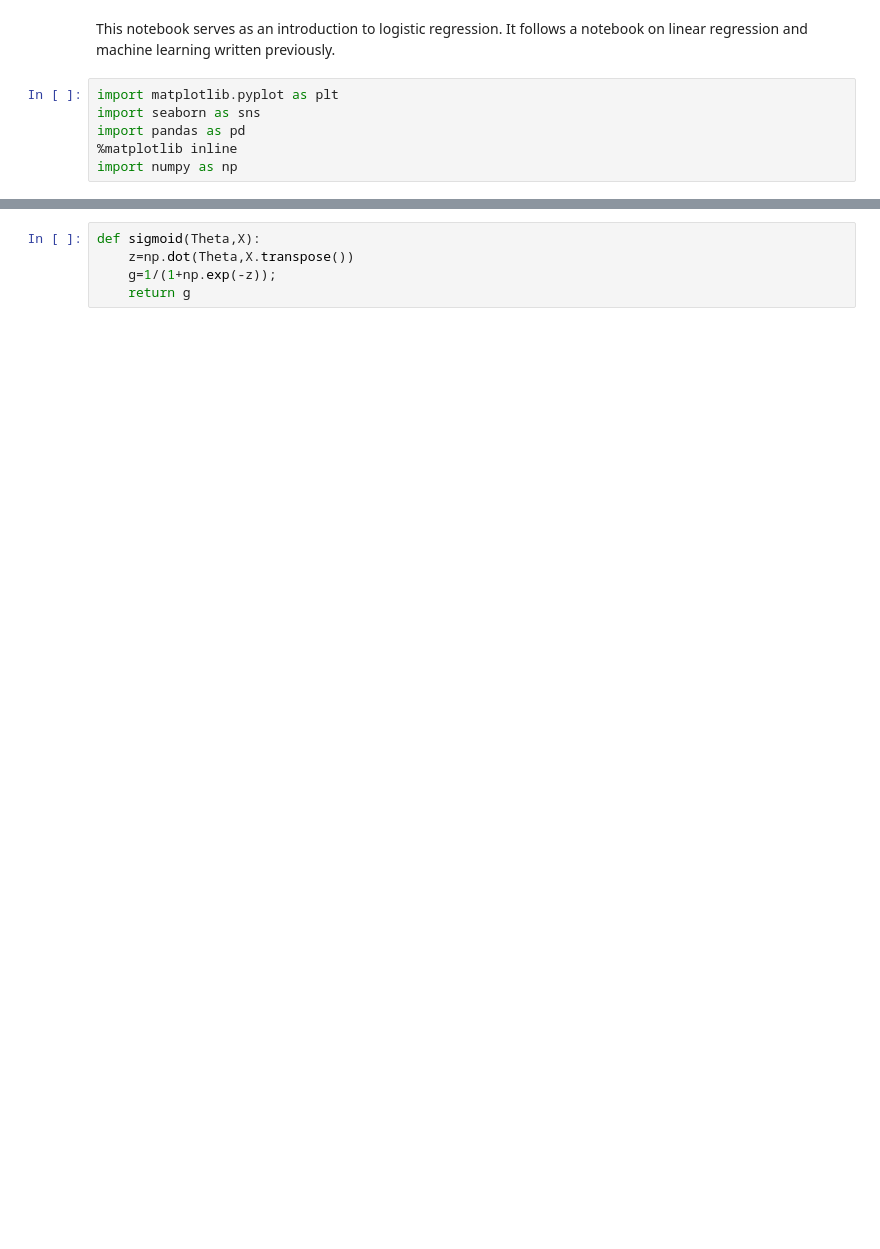
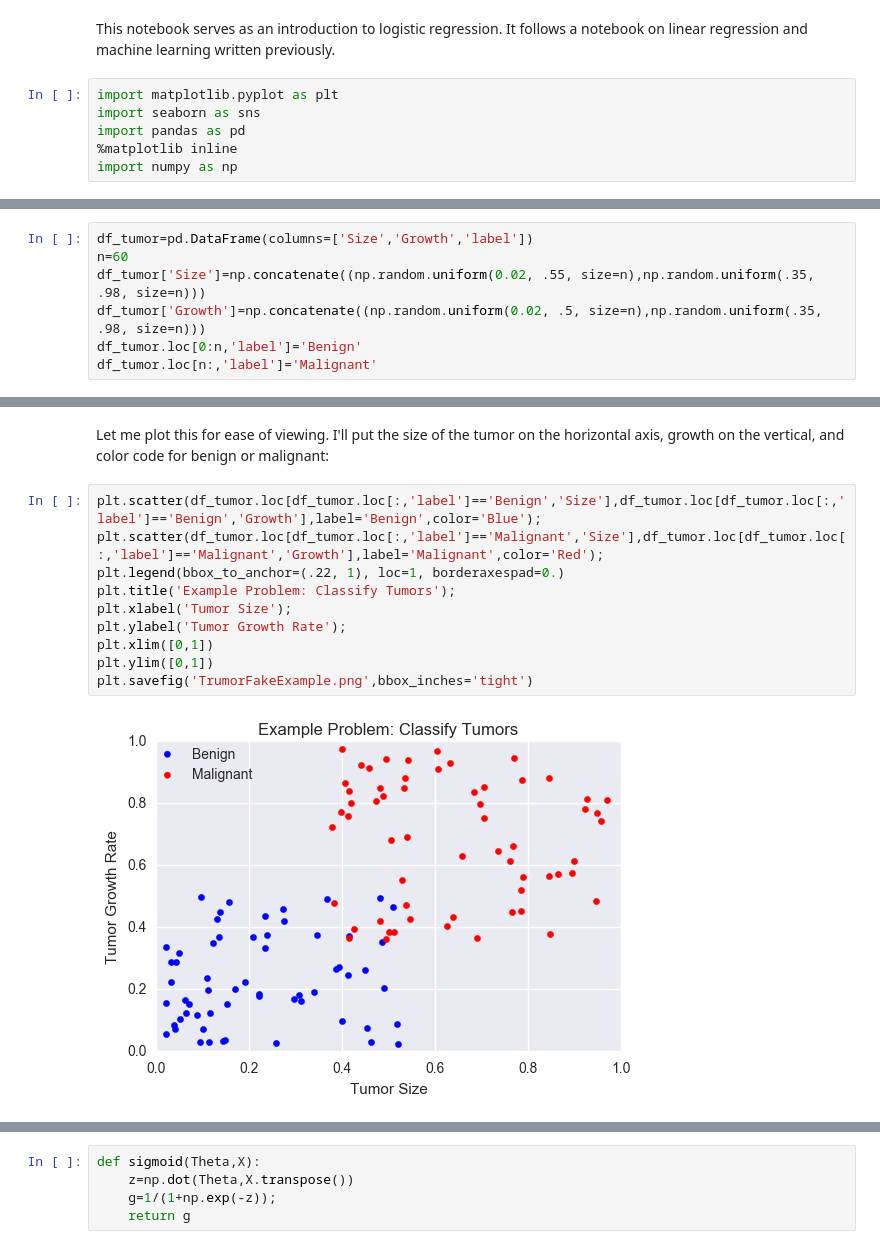
Before and after one commit to keklarup/LinRegres_GradDescent_ML, a Jupyter notebook: Logistic Regression.ipynb, the cells around one changed output, grey strips where cells are left out. Saved outputs shown, nothing was run; the diff lists cells and outputs as text; blank space fills up the shorter version.

Commit message:
major update for better example

```diff
--- a/Logistic Regression.ipynb
+++ b/Logistic Regression.ipynb
@@ -65,0 +15,7 @@ data.head(3)
+# %%
+df_tumor=pd.DataFrame(columns=['Size','Growth','label'])
+n=60
+df_tumor['Size']=np.concatenate((np.random.uniform(0.02, .55, size=n),np.random.uniform(.35, .98, size=n)))
+df_tumor['Growth']=np.concatenate((np.random.uniform(0.02, .5, size=n),np.random.uniform(.35, .98, size=n)))
+df_tumor.loc[0:n,'label']='Benign'
+df_tumor.loc[n:,'label']='Malignant'
@@ -65,0 +36,14 @@ data.head(3)
+# %% [markdown]
+Let me plot this for ease of viewing. I'll put the size of the tumor on the horizontal axis, growth on the vertical, and color code for benign or malignant:
+# %%
+plt.scatter(df_tumor.loc[df_tumor.loc[:,'label']=='Benign','Size'],df_tumor.loc[df_tumor.loc[:,'label']=='Benign','Growth'],label='Benign',color='Blue');
+plt.scatter(df_tumor.loc[df_tumor.loc[:,'label']=='Malignant','Size'],df_tumor.loc[df_tumor.loc[:,'label']=='Malignant','Growth'],label='Malignant',color='Red');
+plt.legend(bbox_to_anchor=(.22, 1), loc=1, borderaxespad=0.)
+plt.title('Example Problem: Classify Tumors');
+plt.xlabel('Tumor Size');
+plt.ylabel('Tumor Growth Rate');
+plt.xlim([0,1])
+plt.ylim([0,1])
+plt.savefig('TrumorFakeExample.png',bbox_inches='tight')
+# %% [output]
+[figure, added]
```
Also changed, not shown: parts of 63 cells of this notebook.
